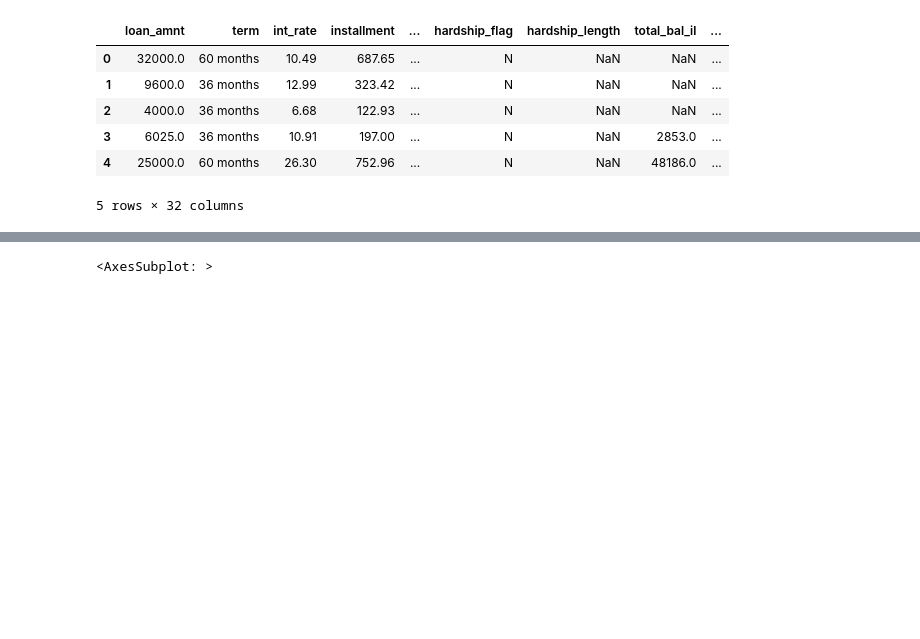
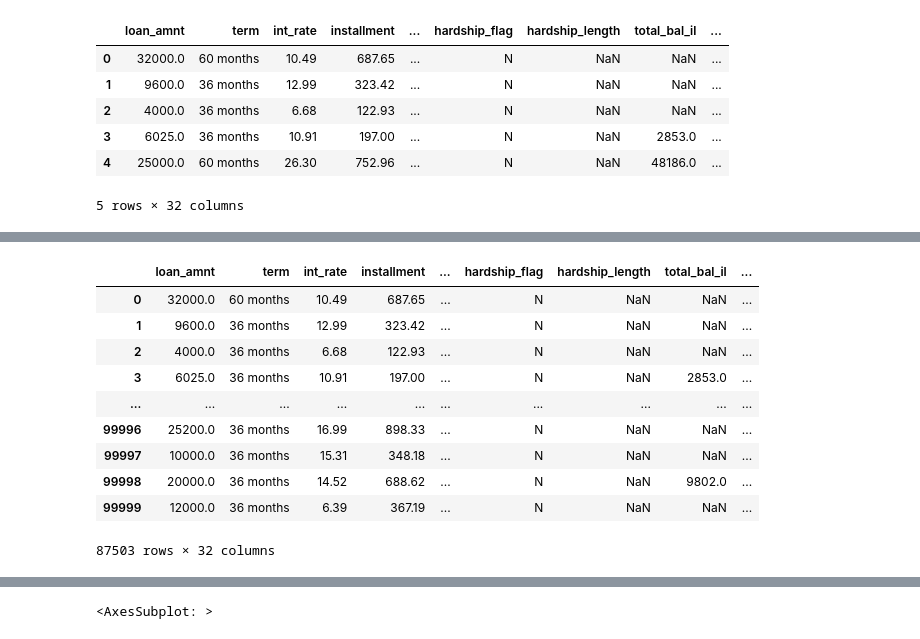
Before and after one commit to Alex1iv/Loan_repayment, a Jupyter notebook: notebooks/Loan_repayment.ipynb, the cells around one changed output, grey strips where cells are left out. Drawn from its saved outputs; the diff is of its cells as text; code cells hidden in the pictures; blank space fills up the shorter version.

```diff
--- a/notebooks/Loan_repayment.ipynb
+++ b/notebooks/Loan_repayment.ipynb
@@ -69,7 +66,7 @@ path_figures
 # display(sample)
 # sample.to_csv('../data/sample.csv')
 # %%
-data = pd.read_csv('../data/sample.csv')
+data = pd.read_csv('../data/sample.zip')
 data.drop(['Unnamed: 0', 'id'], axis=1, inplace=True)
 data.tail()
 # %% [output]
@@ -143,0 +161,15 @@ data.head()
+# %%
+data = data.query("loan_status in ['Current', 'Fully Paid', 'Fharged Off', 'Late (31-120 days)', 'Late (16-30 days)']")
+data
+# %% [output]
+|  | loan_amnt | term | int_rate | installment | ... | hardship_flag | hardship_length | total_bal_il | ... |
+| 0 | 32000.0 | 60 months | 10.49 | 687.65 | ... | N | NaN | NaN | ... |
+| 1 | 9600.0 | 36 months | 12.99 | 323.42 | ... | N | NaN | NaN | ... |
+| 2 | 4000.0 | 36 months | 6.68 | 122.93 | ... | N | NaN | NaN | ... |
+| 3 | 6025.0 | 36 months | 10.91 | 197.00 | ... | N | NaN | 2853.0 | ... |
+| ... | ... | ... | ... | ... | ... | ... | ... | ... | ... |
+| 99996 | 25200.0 | 36 months | 16.99 | 898.33 | ... | N | NaN | NaN | ... |
+| 99997 | 10000.0 | 36 months | 15.31 | 348.18 | ... | N | NaN | NaN | ... |
+| 99998 | 20000.0 | 36 months | 14.52 | 688.62 | ... | N | NaN | 9802.0 | ... |
+| 99999 | 12000.0 | 36 months | 6.39 | 367.19 | ... | N | NaN | NaN | ... |
+87503 rows × 32 columns
```
Also changed, not shown: parts of 27 cells of this notebook, 1 other file.
